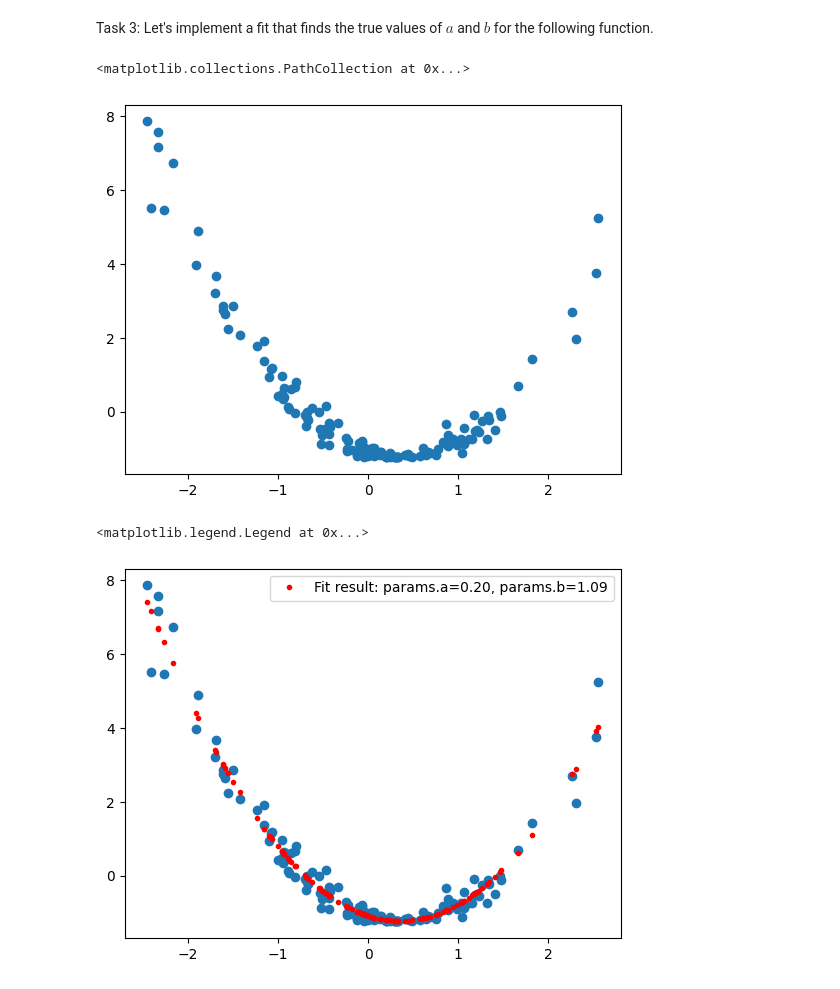
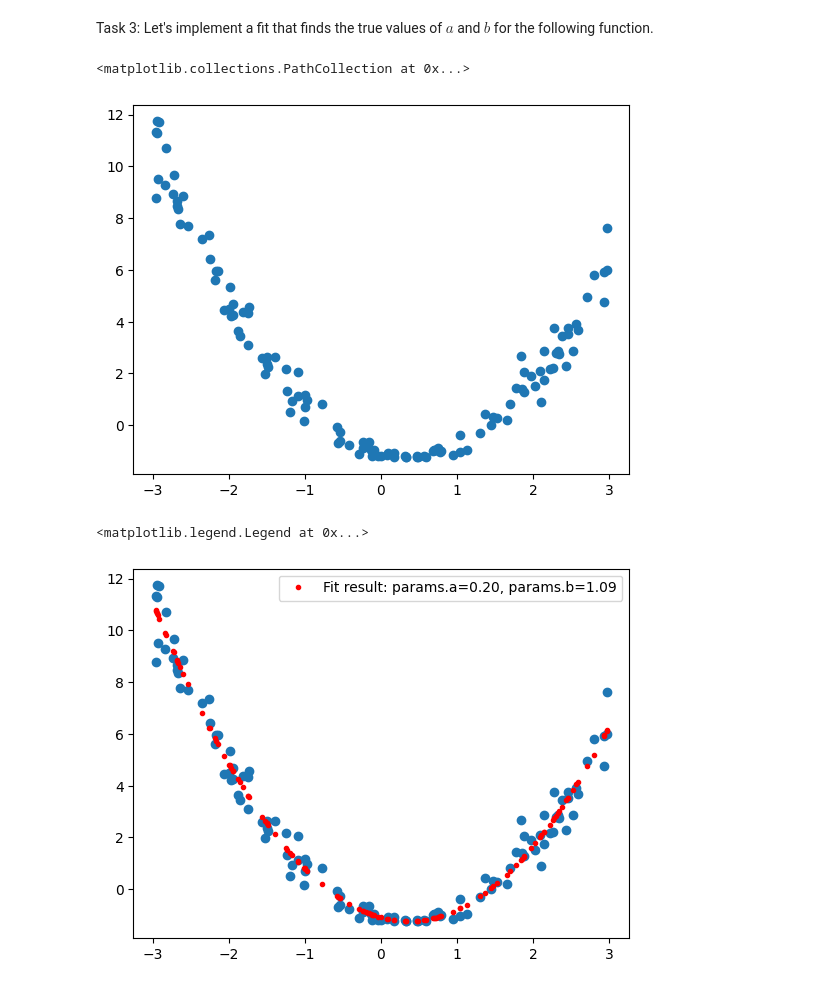
Before and after one commit to pfackeldey/Princeton-JAX-Workshop-2025-03-11, a Jupyter notebook: Fit-SOLUTION.ipynb, the cells around one changed output. Saved outputs shown, nothing was run; the diff lists cells and outputs as text; code cells hidden in the pictures.

```diff
--- a/Fit-SOLUTION.ipynb
+++ b/Fit-SOLUTION.ipynb
@@ -19,7 +19,7 @@ def function(x, a, b):
 def generate_data(rng):
   x_key, noise_key = jax.random.split(rng)
 
-  xs = jax.random.normal(x_key, (128, 1))
+  xs = jax.random.uniform(x_key, (128, 1), minval=-3, maxval=3)
   noise = jax.random.normal(noise_key, (128, 1)) * 0.15
 
   ys = function(x=xs + noise, a=true_a, b=true_b)
@@ -31,7 +31,7 @@ xs, ys = generate_data(rng=rng)
 plt.scatter(xs, ys)
 # %% [output]
 <matplotlib.collections.PathCollection at 0x...>
-[figure, old version]
+[figure, new version]
 # %%
 # Solution
 
@@ -53,31 +53,32 @@ def init(rng) -> Params:
 
 def loss(params: Params, x: jnp.ndarray, y: jnp.ndarray) -> jnp.ndarray:
   """Computes the least squares error of the model's predictions on x against y."""
   pred = function(x=x, a=params.a, b=params.b)
   return jnp.mean((pred - y) ** 2)
 
 
+@jax.jit
 def update(params: Params, x: jnp.ndarray, y: jnp.ndarray) -> Params:
   """Performs one gradient descent update step on params using the given data. (~SGD)"""
   grads = jax.grad(loss)(params, x, y)
 
   def step(param, grad):
     return param - 0.005 * grad  # 0.005 := learning rate
 
   updated_params = jax.tree.map(step, params, grads)
   return updated_params
 
 
 # run the fit
 params = init(rng)
 for _ in range(500):
   params = update(params, xs, ys)
 
 
 plt.scatter(xs, ys)
 pred_ys = function(x=xs, a=params.a, b=params.b)
 plt.plot(xs, pred_ys, ".", c='red', label=f'Fit result: {params.a=:.2f}, {params.b=:.2f}')
 plt.legend()
 # %% [output]
 <matplotlib.legend.Legend at 0x...>
-[figure, old version]
+[figure, new version]
```
Also changed, not shown: parts of 2 cells of this notebook, 1 other file.
